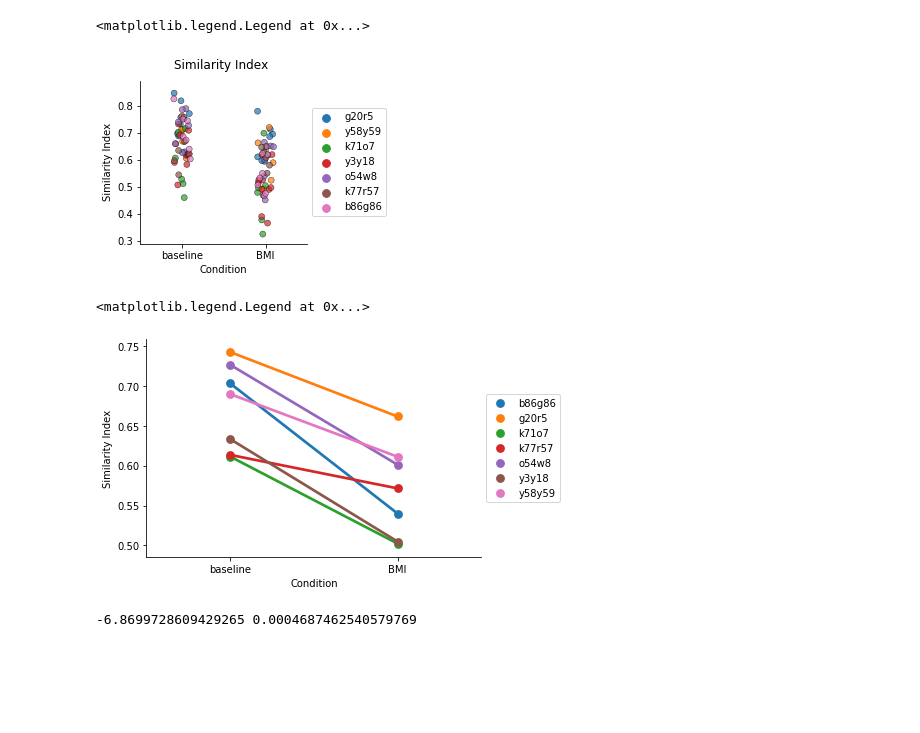
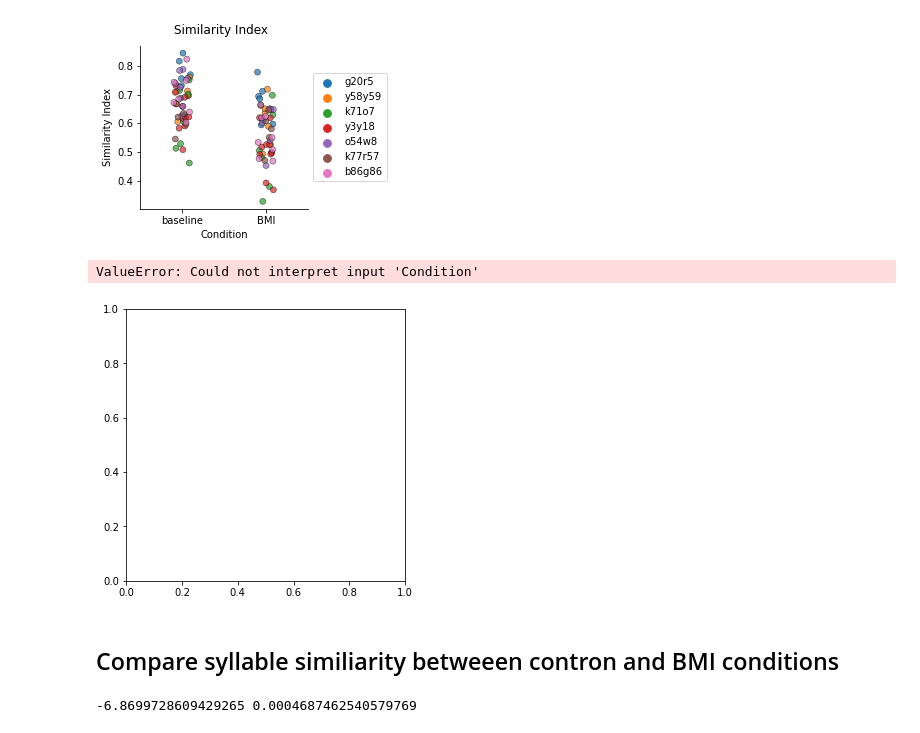
Before and after one commit to JaerongA/syllable_similarity, a Jupyter notebook: resuls.ipynb, the cells around one changed output. Cells and saved outputs as stored; diff of their text form; code cells hidden in the pictures; blank space fills up the shorter version.

Commit message:
update data

```diff
--- a/resuls.ipynb
+++ b/resuls.ipynb
@@ -17,15 +20,15 @@ matplotlib.rcParams['ps.fonttype'] = 42
 # %%
-data_path = Path('H:\Box\Data\BMI\Results')
+data_path = Path('./data')
 csv_file = data_path / 'SimilarityIndex.csv'
 df = pd.read_csv(csv_file)
 df = df.loc[df['NoteX']==False]
 
 csv_file = data_path / 'NoteX.csv'
 df_x = pd.read_csv(csv_file)
-df_x.head(10)
+display(df_x.head(10))
 
 df_mean_x  = df_x.groupby(['BirdID'])['SimilarityMean'].max().to_frame()
 df_mean_x['Condition'] = 'BMI_x'
 df_mean_x.reset_index(inplace=True)
-df_mean_x
+display(df_mean_x)
 # %% [output]
@@ -127,18 +125,24 @@ ax = sns.stripplot(x="Condition", y="SimilarityMean", hue = "BirdID", data = df,
 ax.spines['right'].set_visible(False), ax.spines['top'].set_visible(False)
 ax.set_ylabel('Similarity Index')
 ax.legend(loc='center left', bbox_to_anchor=(1, 0.5))
+plt.show()
 # %% [output]
-<matplotlib.legend.Legend at 0x...>
-[figure, old version]
+[figure, new version]
 # %%
+data_per_bird= df.groupby(['BirdID','Condition'])['SimilarityMean'].mean().to_frame()
+
+fig, ax = plt.subplots(figsize=(5, 5))
 ax = sns.pointplot(x="Condition", y="SimilarityMean", hue="BirdID",
                    data=data_per_bird, ci=None, order=["baseline", "BMI"])
 
 ax.spines['right'].set_visible(False), ax.spines['top'].set_visible(False)
 ax.set_ylabel('Similarity Index')
 ax.legend(loc='center left', bbox_to_anchor=(1, 0.5))
+plt.show()
 # %% [output]
-<matplotlib.legend.Legend at 0x...>
+ValueError: Could not interpret input 'Condition'
-[figure, old version]
+[figure, new version]
+# %% [markdown]
+## Compare syllable similiarity betweeen contron and BMI conditions
 # %%
 ## Stat comparison between baseline and BMI
```
Also changed, not shown: parts of 10 cells of this notebook, 2 other files.
